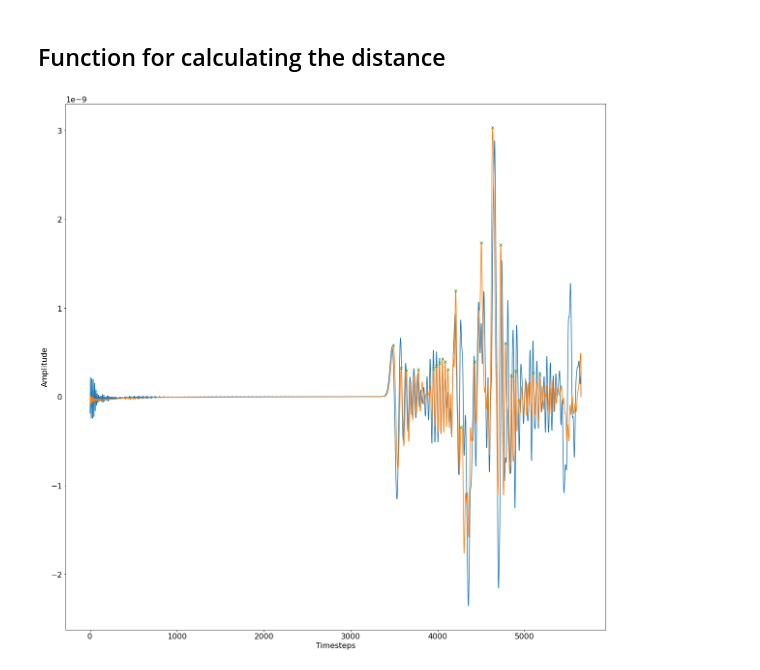
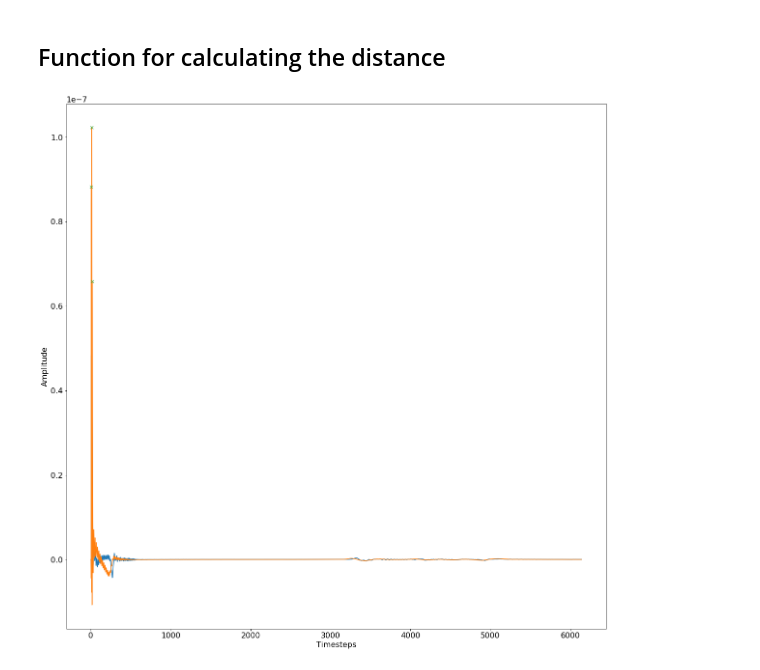
Before and after one commit to bgd54/sonar-FWI, a Jupyter notebook: water_tank/05_imaging.ipynb, the cells around one changed output. Saved outputs shown, nothing was run; the diff lists cells and outputs as text; code cells hidden in the pictures.

```diff
--- a/water_tank/05_imaging.ipynb
+++ b/water_tank/05_imaging.ipynb
@@ -32,7 +32,7 @@ v[:glass, :] = v_glass
 v[-glass:, :] = v_glass
 # Define an object's velocity profile
 r = 60
-a, b = shape[0] / 4, shape[1] - r - glass
+a, b = shape[0] / 2, shape[1] - r - glass
 y, x = np.ogrid[-a:shape[0]-a, -b:shape[1]-b]
 v[x*x + y*y <= r*r] = v_obj
 
@@ -214,21 +213,21 @@ def objDistance(receiver, timestep:float, width: float, v_env: float) -> float:
     distance = (((first_peak * timestep) / 2 )/ 1000 * v_env)
     return distance * 1e5
 # %%
-cut = round(width / 1000 / v_water * 1000 * 2 / dt)
+cut = 2 * round(width / 1000 / v_water * 1000 * 2 / dt)
 y = rec.data[cut:, 0]
 avg = np.average(rec.data[cut:,:], axis = 1)
 x = avg
 peaks, _ = find_peaks(x)
 prominences = peak_prominences(x, peaks)[0]
 true_peaks = peaks[(prominences - np.average(prominences)) > np.std(prominences)]
 plt.xlabel("Timesteps")
 plt.ylabel("Amplitude")
 plt.plot(y)
 plt.plot(avg)
 plt.plot(true_peaks, x[true_peaks], "x")
 plt.show()
 # %% [output]
-[figure, old version]
+[figure, new version]
 # %%
 print(objDistance(rec.data[:,0], dt, width, v_water))
 # %% [output]
```
Also changed, not shown: parts of 6 cells of this notebook, 1 other file.
